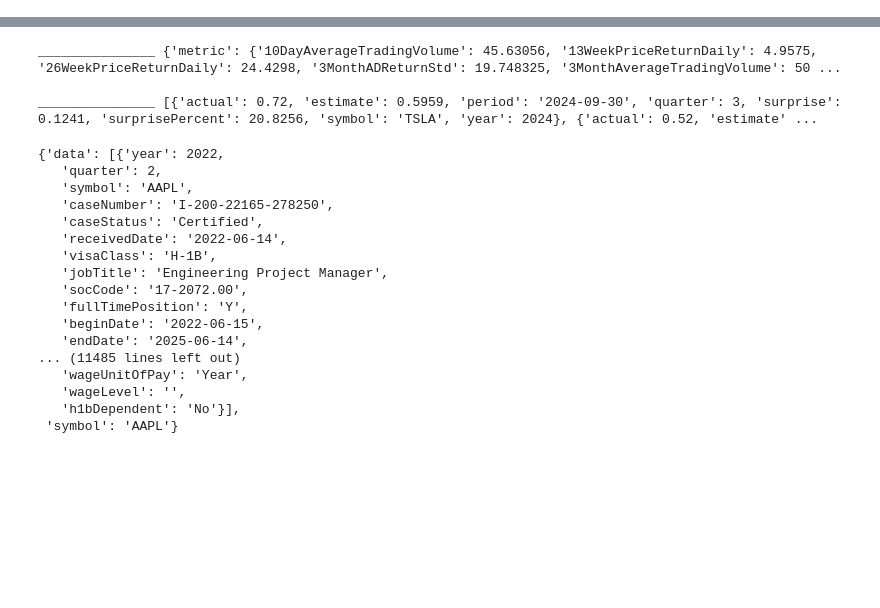
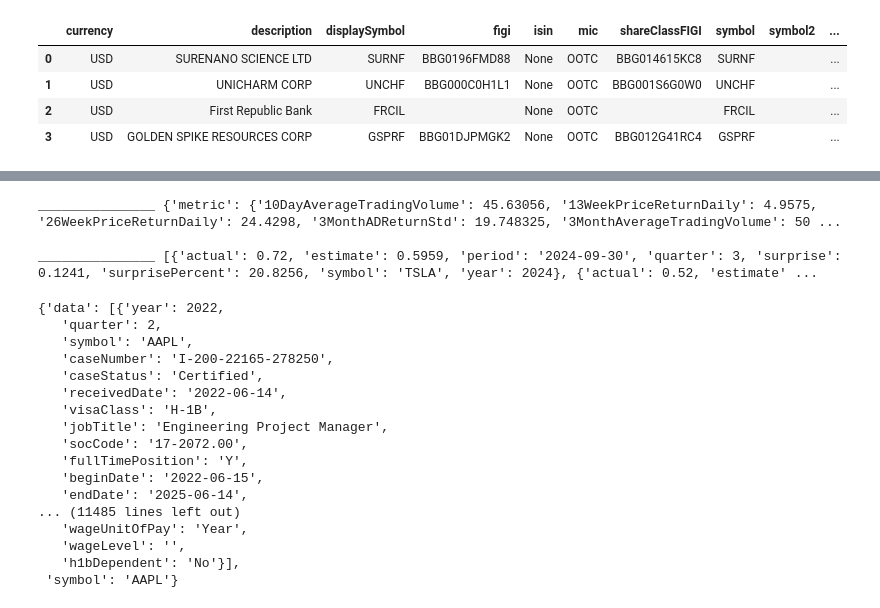
Before and after one commit to Clementadm/Projet_master, a Jupyter notebook: SRC/Api/recherche/finance/api_finnhub.ipynb, the cells around one changed output, grey strips where cells are left out. Saved outputs shown, nothing was run; the diff lists cells and outputs as text; code cells hidden in the pictures; blank space fills up the shorter version.

```diff
--- a/SRC/Api/finance/api_finnhub.ipynb
+++ b/SRC/Api/recherche/finance/api_finnhub.ipynb
@@ -64 +93,14 @@ news
+# %%
+def company_lits_available():
+    lstcompany = pd.json_normalize(finnhub_client.stock_symbols('US'))
+    return lstcompany
+# %%
+lstcompany = company_lits_available()
+lstcompany.head(4)
+# %% [output]
+|  | currency | description | displaySymbol | figi | isin | mic | shareClassFIGI | symbol | symbol2 | ... |
+| 0 | USD | SURENANO SCIENCE LTD | SURNF | BBG0196FMD88 | None | OOTC | BBG014615KC8 | SURNF |  | ... |
+| 1 | USD | UNICHARM CORP | UNCHF | BBG000C0H1L1 | None | OOTC | BBG001S6G0W0 | UNCHF |  | ... |
+| 2 | USD | First Republic Bank | FRCIL |  | None | OOTC |  | FRCIL |  | ... |
+| 3 | USD | GOLDEN SPIKE RESOURCES CORP | GSPRF | BBG01DJPMGK2 | None | OOTC | BBG012G41RC4 | GSPRF |  | ... |
 # %%
```
Also changed, not shown: parts of 21 cells of this notebook, 9 other files.
